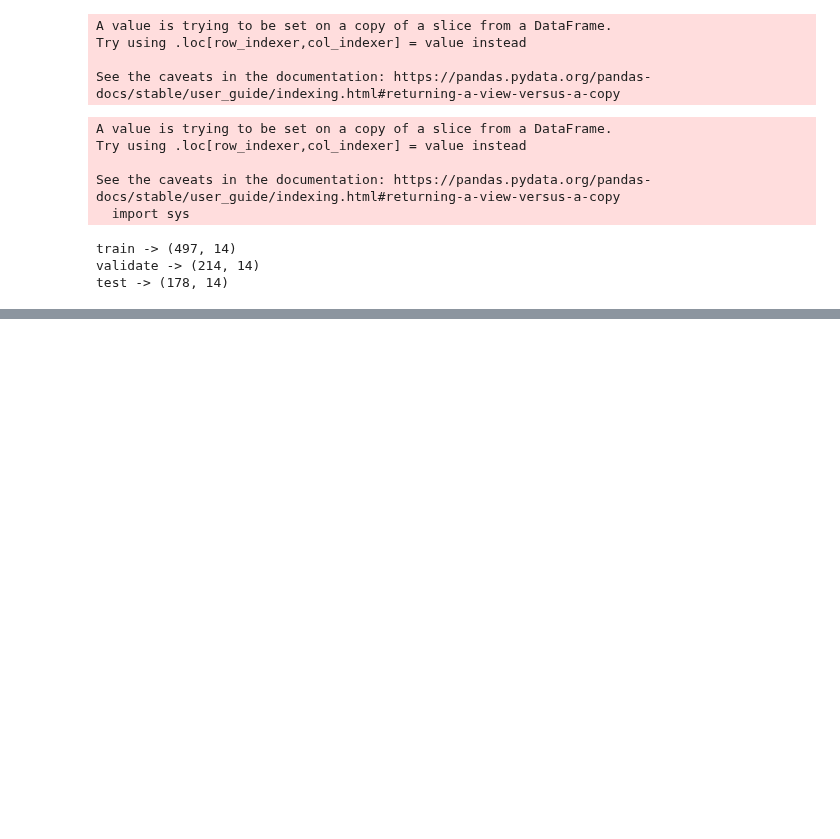
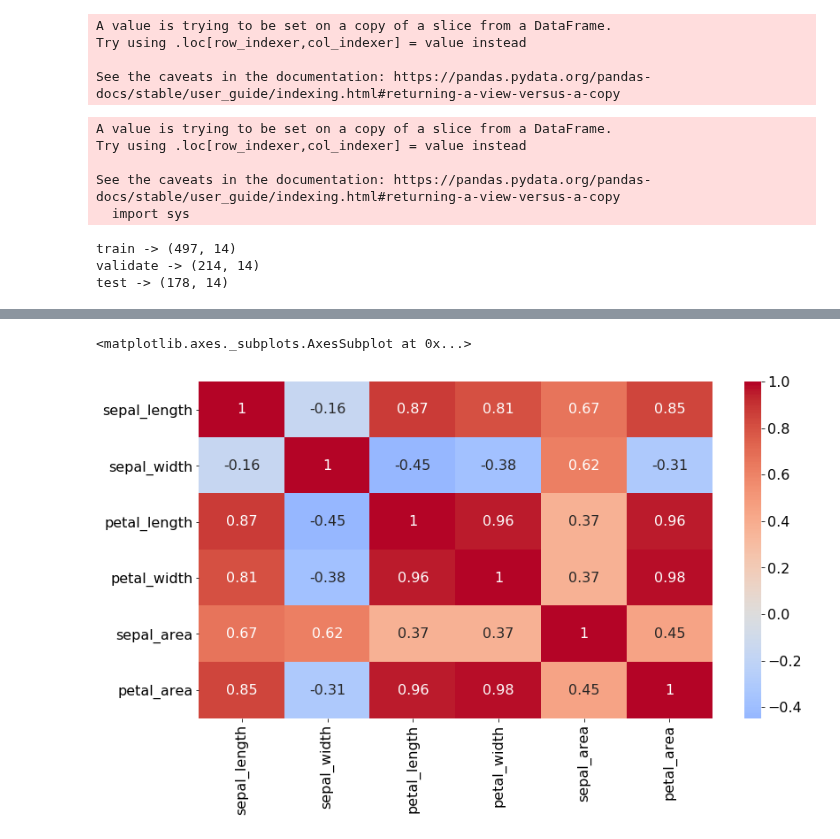
Before and after one commit to AI-Gomez/classification-exercises, a Jupyter notebook: classification_exercises.ipynb, the cells around one changed output, grey strips where cells are left out. Cells and saved outputs as stored; diff of their text form; code cells hidden in the pictures; blank space fills up the shorter version.

```diff
--- a/classification_exercises.ipynb
+++ b/classification_exercises.ipynb
@@ -625,0 +746,8 @@ recommit
+# %%
+#Create a heatmap of each variable layering correlation coefficient
+#on top.
+
+sns.heatmap(train.corr(), cmap='coolwarm', center=0, annot=True)
+# %% [output]
+<matplotlib.axes._subplots.AxesSubplot at 0x...>
+[figure, added]
```
Also changed, not shown: parts of 20 cells of this notebook.
